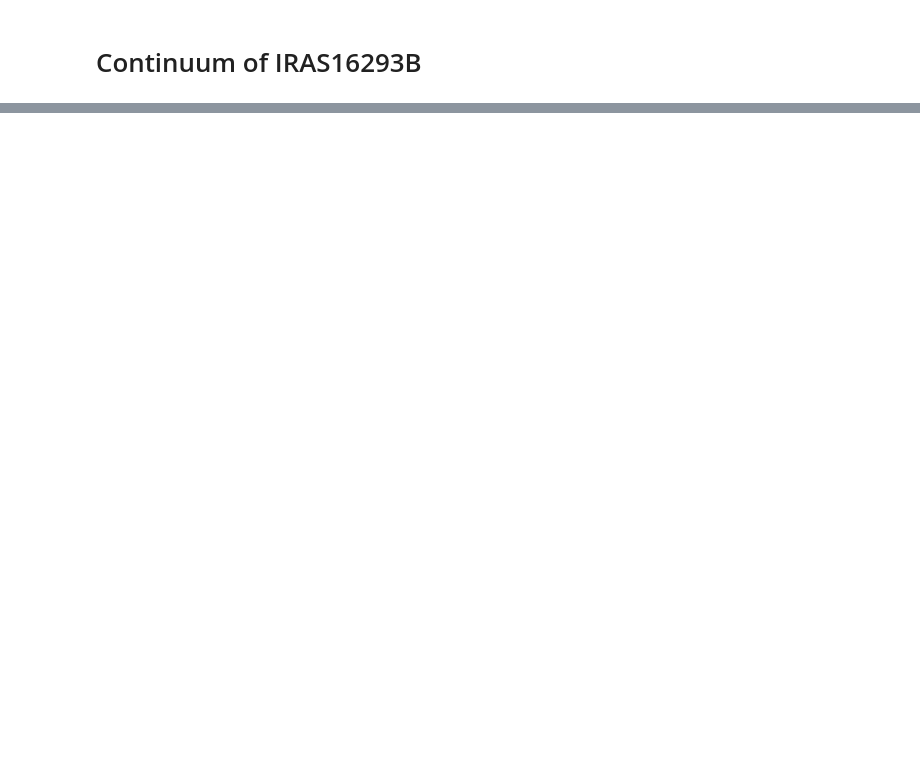
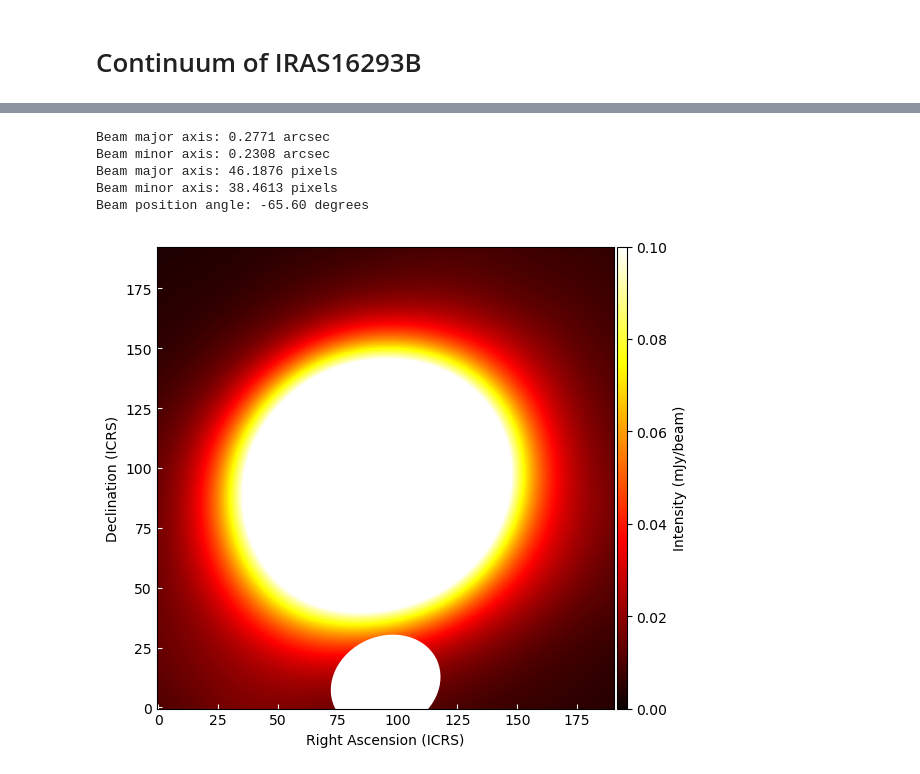
Before and after one commit to hyp0515/IRAS16293B_project, a Jupyter notebook: iras16293b/continuum.ipynb, the cells around one changed output, grey strips where cells are left out. Saved outputs shown, nothing was run; the diff lists cells and outputs as text; code cells hidden in the pictures; blank space fills up the shorter version.

Commit message:
New data inported

```diff
--- a/iras16293b/continuum.ipynb
+++ b/iras16293b/continuum.ipynb
@@ -66,0 +76,6 @@ np.savez("3mm_alma.npz", conti_img=conti_img, au_per_pix_edisk=au_per_pix_edisk,
+# %%
+fname_band6_stokeI  = '/home/hyp0515/project_data/IRAS16293/image_FITS/ALMA_Band6_Pol/c2d_1008_Stokes.I.regrid.fits'
+fname_band6_stokeI_highres = '/home/hyp0515/project_data/IRAS16293/image_FITS/iras16293B_cont_b6_foralpha_pbcor.fits'
+fname_band3_stokeI  = '/home/hyp0515/project_data/IRAS16293/image_FITS/ALMA_Band3_StokesI/sourceB.image.dropdreg.fits'
+fname_qband_stokeI  = '/home/hyp0515/project_data/IRAS16293/image_FITS/JVLA_Qband_Pol/iras16293_Qband.rob0.I.regrid.fits'
+fname_kuband_stokeI = '/home/hyp0515/project_data/IRAS16293/image_FITS/JVLA_Kuband_Pol/rob0/I16293_Kuband_A.rob0.I.image.tt0.pbcor.subim.fits'
@@ -66,0 +100,2 @@ np.savez("3mm_alma.npz", conti_img=conti_img, au_per_pix_edisk=au_per_pix_edisk,
+# %%
+data_band6, header_band6, wcs_band6 = get_info(fname_band6_stokeI)
@@ -66,0 +104,40 @@ np.savez("3mm_alma.npz", conti_img=conti_img, au_per_pix_edisk=au_per_pix_edisk,
+# %%
+beam_arcsec, beam_pixel, beam_pa, au_per_pix = get_beam_axis(header=header_band6, distance_pc=distance_pc)
+beam_major_arcsec, beam_minor_arcsec = beam_arcsec
+beam_major_pixels, beam_minor_pixels = beam_pixel
+
+print(f"Beam major axis: {beam_major_arcsec:.4f} arcsec")
+print(f"Beam minor axis: {beam_minor_arcsec:.4f} arcsec")
+print(f"Beam major axis: {beam_major_pixels:.4f} pixels")
+print(f"Beam minor axis: {beam_minor_pixels:.4f} pixels")
+print(f"Beam position angle: {beam_pa:.2f} degrees")
+# %% [output]
+Beam major axis: 0.2771 arcsec
+Beam minor axis: 0.2308 arcsec
+Beam major axis: 46.1876 pixels
+Beam minor axis: 38.4613 pixels
+Beam position angle: -65.60 degrees
+# %%
+data_band6_crop, wcs_band6_crop = crop(data_band6, wcs_band6)
+# %%
+fig = plt.figure(figsize=(8, 6))
+# ax = plt.subplot(projection=wcs_band6_crop)
+ax = plt.subplot()
+
+im = ax.imshow(data_band6_crop, cmap=stokeI_color, origin='lower', vmin=0.00, vmax=0.1)
+colorbar = fig.colorbar(im, ax=ax, pad=0.005, aspect=50)
+colorbar.set_label('Intensity (mJy/beam)')
+
+beam = Ellipse((95, 10), width=beam_minor_pixels, height=beam_major_pixels,
+               angle=beam_pa, edgecolor='w', facecolor='w', lw=1.5, fill=True)
+ax.add_patch(beam)
+
+# plt.plot([25-75/au_per_pix, 25+75/au_per_pix],[10, 10], "w", lw=3)
+# plt.text(25, 15, '150 AU', color='w', ha='center', va='top')
+ax.set_xlabel('Right Ascension (ICRS)')
+ax.set_ylabel('Declination (ICRS)')
+plt.tick_params(direction='in', color='w')
+plt.savefig('iras16293_Band6_conti.pdf', transparent=True)
+plt.show()
+# %% [output]
+[figure, added]
```
Also changed, not shown: parts of 58 cells of this notebook, 5 other files.
